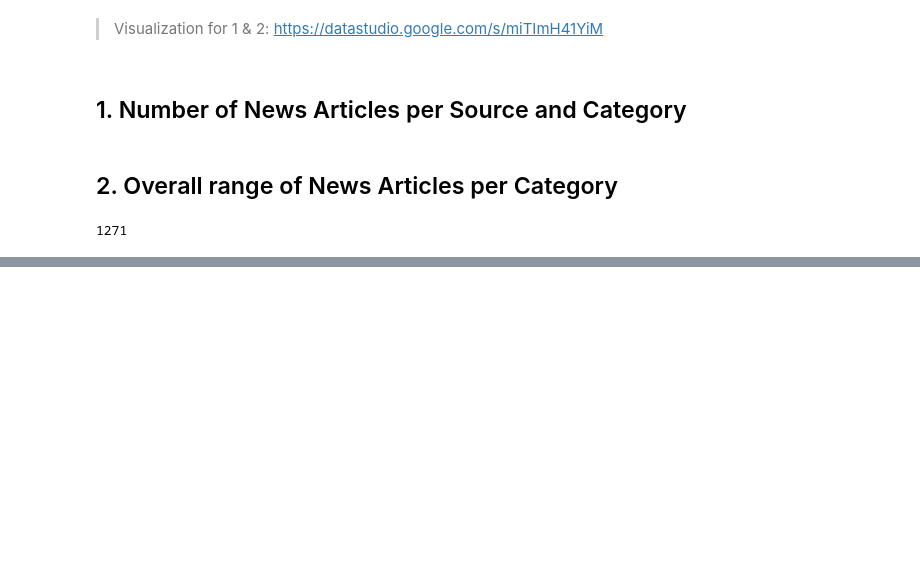
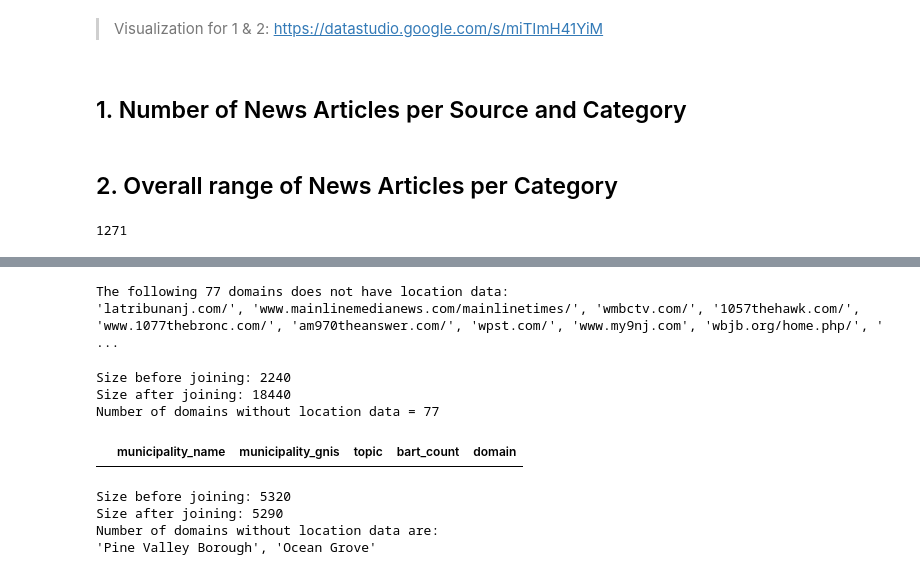
Before and after one commit to RutgersComLab/nj-local-news-analysis, a Jupyter notebook: Project.ipynb, the cells around one changed output, grey strips where cells are left out. Saved outputs shown, nothing was run; the diff lists cells and outputs as text; code cells hidden in the pictures; blank space fills up the shorter version.

```diff
--- a/Project.ipynb
+++ b/Project.ipynb
@@ -636,0 +678,58 @@ final_df.to_csv("range_of_news_articles_per_category.csv", index=False)
+# %%
+# get the list of domains which does not have locaiton data
+print(f"The following {len(df_domains-domain_municipality_mapping_df_domains)} domains does not have location data:")
+print(str(df_domains-domain_municipality_mapping_df_domains)[1:-1])
+# %% [output]
+The following 77 domains does not have location data:
+'latribunanj.com/', 'www.mainlinemedianews.com/mainlinetimes/', 'wmbctv.com/', '1057thehawk.com/', 'www.1077thebronc.com/', 'am970theanswer.com/', 'wpst.com/', 'www.my9nj.com', 'wbjb.org/home.php/', ' ...
+# %%
+# keep only relevant domains in location data
+domain_municipality_mapping_df = domain_municipality_mapping_df[domain_municipality_mapping_df['domain'].isin(df_domains)]
+
+# assign geo locations to each source (explode data)
+# format required:  municipality_id, municipality_name, municipality_gnis, domain, topic, bart_count
+print(f"Size before joining: {df.shape[0]}")
+exploded_df = pd.merge(df, domain_municipality_mapping_df, on='domain', how='inner')
+print(f"Size after joining: {exploded_df.shape[0]}")
+
+# validation: if this is 77 it means we haven't lost anything during the 'inner' join
+print(f"Number of domains without location data = {len(set(df_domains)-set(exploded_df['domain'].unique()))}")
+# %% [output]
+Size before joining: 2240
+Size after joining: 18440
+Number of domains without location data = 77
+# %%
+# for each geo location, aggregate on domain(s) and get sum of all bart_count, i.e, do a group by
+functions = {'bart_count':['sum'], 'domain':[','.join]}
+normalized_df = exploded_df.groupby(['municipality_name', 'municipality_gnis', 'topic']).agg(functions).reset_index()
+normalized_df.columns = normalized_df.columns.droplevel(1)
+normalized_df['municipality_gnis'] = normalized_df['municipality_gnis'].apply(str)
+
+# validation: checking if there are any municipalities with more than 10 count
+validaiton_df = normalized_df.groupby(['municipality_name', 'municipality_gnis']).count().reset_index()
+display(validaiton_df[validaiton_df['topic']!=10].head(20))
+# %% [output]
+|  | municipality_name | municipality_gnis | topic | bart_count | domain |
+# %%
+print(f"Size before joining: {normalized_df.shape[0]}")
+
+final_df = pd.merge(normalized_df, municipal_boundaries_df[['geometry', 'MUN_LABEL', 'GNIS']],
+                    left_on=['municipality_name', 'municipality_gnis'], right_on=['MUN_LABEL', 'GNIS'],
+                    how='inner')
+print(f"Size after joining: {final_df.shape[0]}")
+
+# delete the extra column
+del final_df['MUN_LABEL']
+del final_df['GNIS']
+
+# rename columns
+final_df = final_df.rename(columns ={'bart_count':'number_of_articles', 'domain': 'domains'})
+
+# validation: check if any municipality did not have location data
+print("Number of domains without location data are:")
+print(str(set(normalized_df['municipality_name'].unique())-set(final_df['municipality_name'].unique()))[1:-1])
+# %% [output]
+Size before joining: 5320
+Size after joining: 5290
+Number of domains without location data are:
+'Pine Valley Borough', 'Ocean Grove'
```
Also changed, not shown: parts of 8 cells of this notebook.
